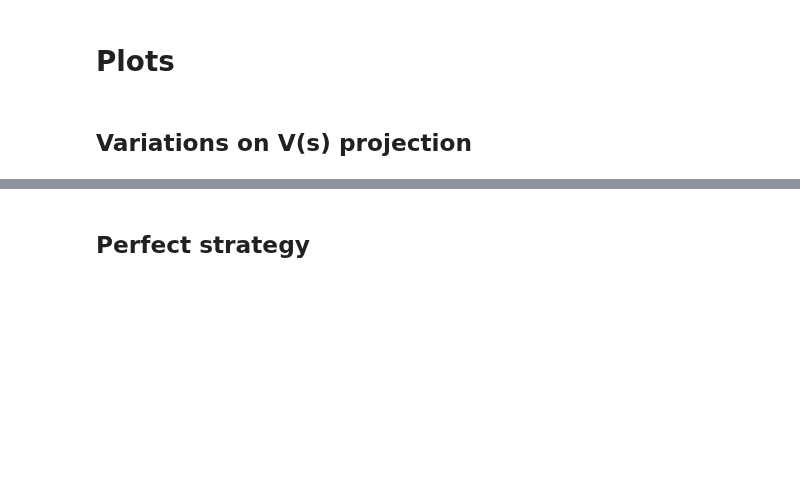
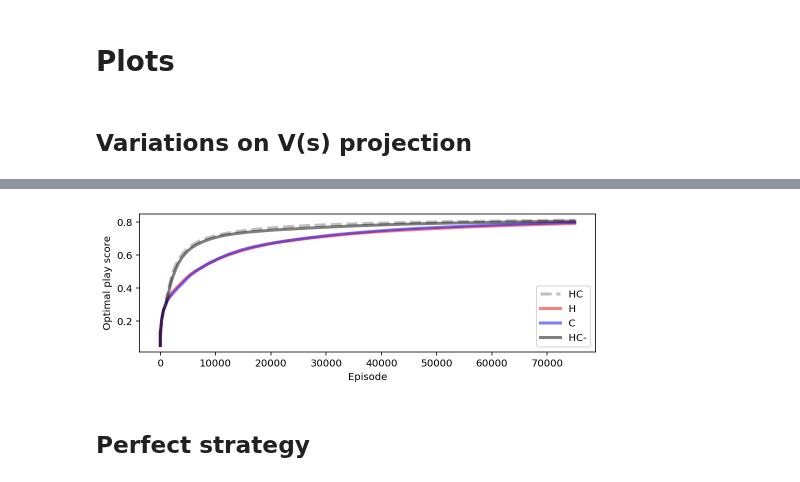
Before and after one commit to CoAxLab/azad, a Jupyter notebook: notebooks/wythoff_exp15_18.ipynb, the cells around one changed output, grey strips where cells are left out. Cells and saved outputs as stored; diff of their text form; code cells hidden in the pictures; blank space fills up the shorter version.

```diff
--- a/notebooks/wythoff_exp15_18.ipynb
+++ b/notebooks/wythoff_exp15_18.ipynb
@@ -25,10 +26,10 @@ from notebook_helpers import join_monitored
 path = "/Users/type/Code/azad/data/wythoff/exp14/"
 
 exp_14 = []
-runs = range(1, 21)
+runs = range(2, 21)
 for r in runs:
     files = sorted(glob(os.path.join(path,
-        "run_2_episode*_stumbler*".format(int(r)))))
+        "run_{}_episode*_stumbler*".format(int(r)))))
 
     mon = join_monitored(files, sort_key='episode')
     exp_14.append(mon)
@@ -146,3 +147,21 @@ _ = plt.ylabel("Optimal play score")
+# %%
+# Avg runs
+episode_14, exp_14_avg_score = score_summary(exp_14)
+episode_15, exp_15_avg_score = score_summary(exp_15)
+episode_16, exp_16_avg_score = score_summary(exp_16)
+episode_17, exp_17_avg_score = score_summary(exp_17)
+
+plt.figure(figsize=(7, 2.5))
+_ = plt.plot(episode_14, exp_14_avg_score, linestyle="--", color='grey', alpha=.5, linewidth=3, label="HC")
+_ = plt.plot(episode_15, exp_15_avg_score, color='red', alpha=.5, linewidth=3, label="H")
+_ = plt.plot(episode_16, exp_16_avg_score, color='blue', alpha=.5, linewidth=3, label="C")
+_ = plt.plot(episode_17, exp_17_avg_score, color='black', alpha=.5, linewidth=3, label="HC-")
+_ = plt.tight_layout()
+_ = plt.legend()
+_ = plt.xlabel("Episode")
+_ = plt.ylabel("Optimal play score")
+# %% [output]
+[figure, added]
 # %% [markdown]
 ## Perfect strategy
 # %%
```
Also changed, not shown: parts of 9 cells of this notebook, 3 other files.
